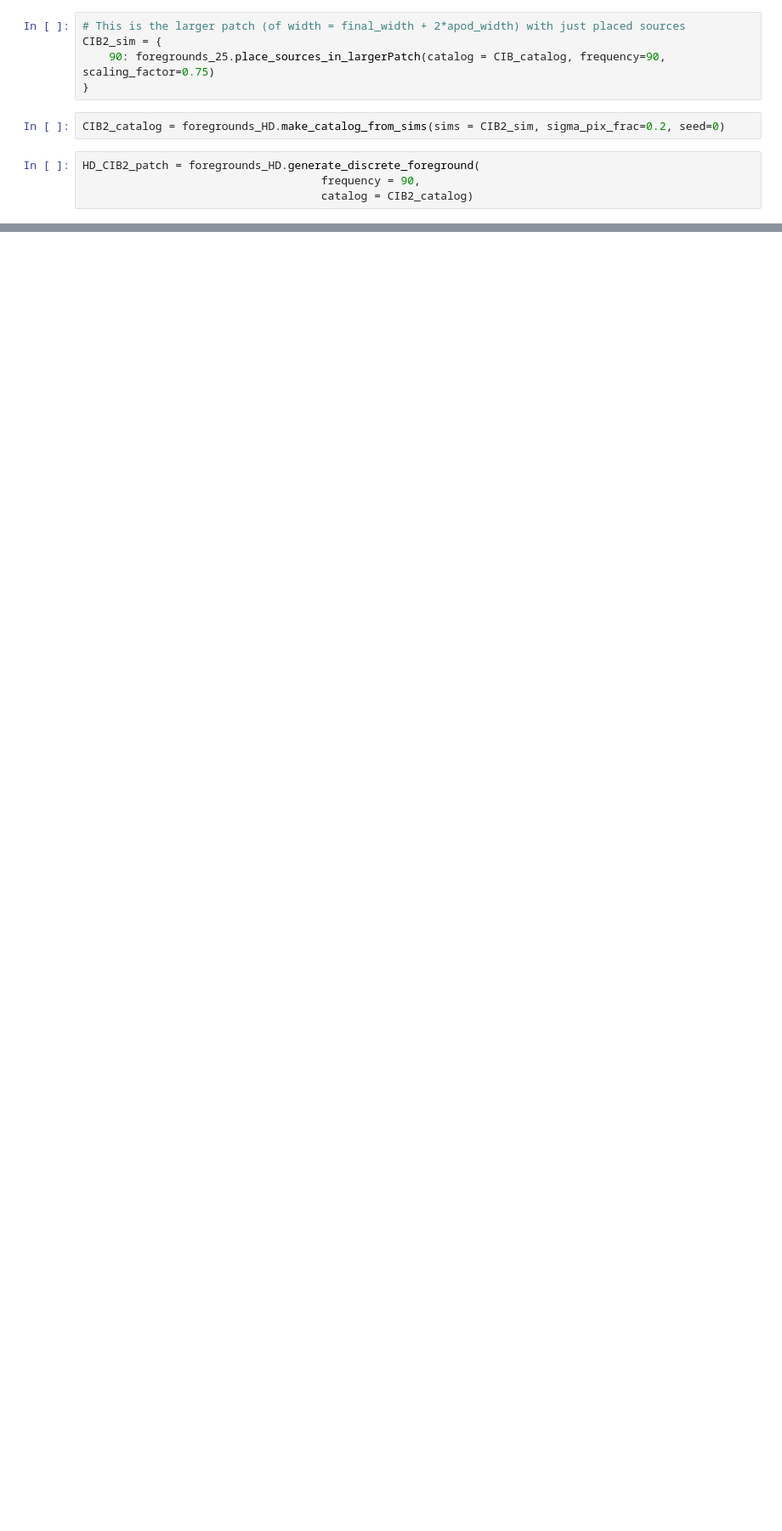
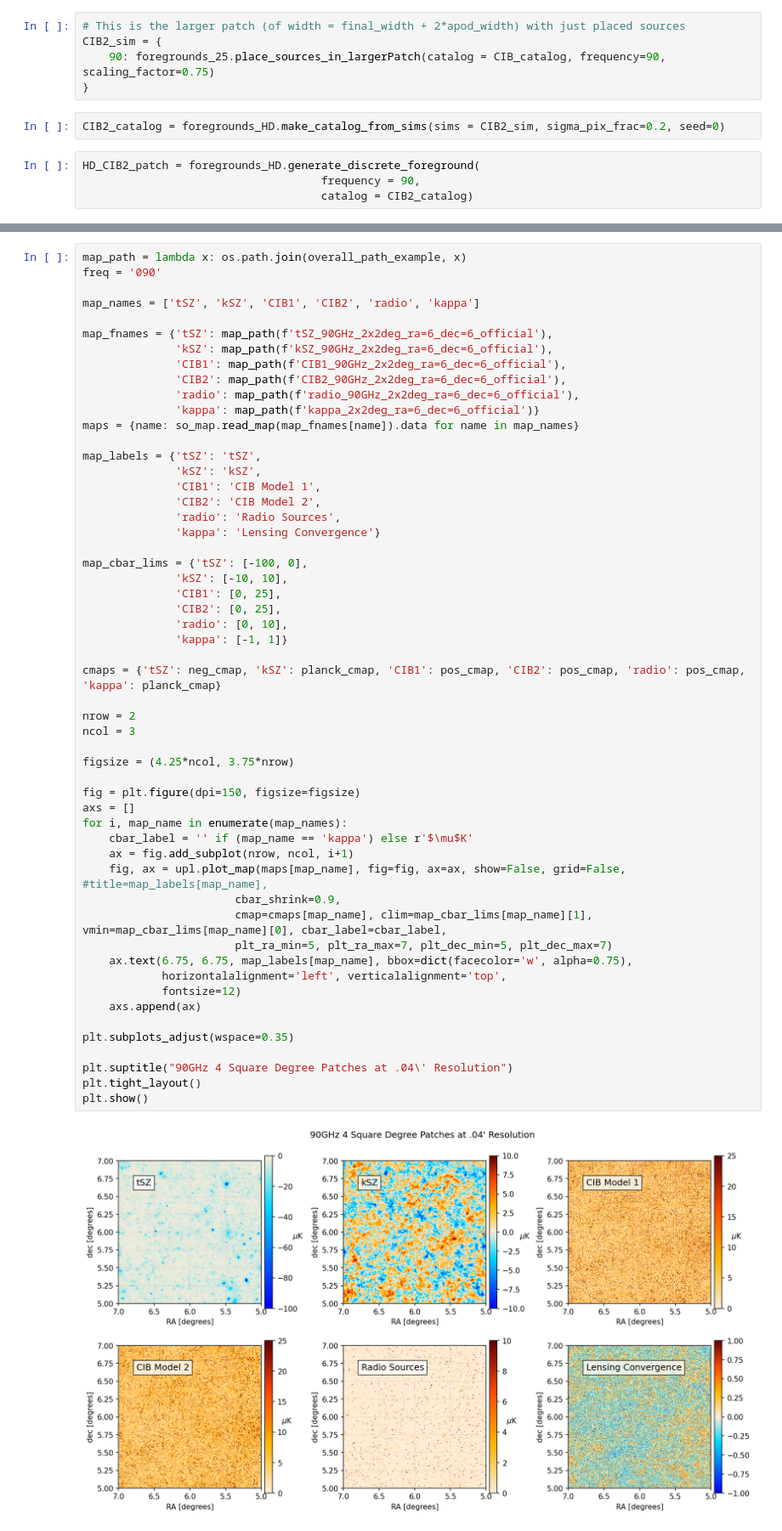
Before and after one commit to CMB-HD/hdsims, a Jupyter notebook: example.ipynb, the cells around one changed output, grey strips where cells are left out. Shown at 85% size. Saved outputs shown, nothing was run; the diff lists cells and outputs as text; blank space fills up the shorter version.

```diff
--- a/example.ipynb
+++ b/example.ipynb
@@ -419,0 +350,56 @@ HD_CIB2_patch.write_map(f"{overall_path_example}CIB2_90Ghz_2x2deg_ra=6_dec=6")
+# %%
+map_path = lambda x: os.path.join(overall_path_example, x)
+freq = '090'
+
+map_names = ['tSZ', 'kSZ', 'CIB1', 'CIB2', 'radio', 'kappa']
+
+map_fnames = {'tSZ': map_path(f'tSZ_90GHz_2x2deg_ra=6_dec=6_official'),
+              'kSZ': map_path(f'kSZ_90GHz_2x2deg_ra=6_dec=6_official'),
+              'CIB1': map_path(f'CIB1_90GHz_2x2deg_ra=6_dec=6_official'),
+              'CIB2': map_path(f'CIB2_90GHz_2x2deg_ra=6_dec=6_official'),
+              'radio': map_path(f'radio_90GHz_2x2deg_ra=6_dec=6_official'),
+              'kappa': map_path(f'kappa_2x2deg_ra=6_dec=6_official')}
+maps = {name: so_map.read_map(map_fnames[name]).data for name in map_names}
+
+map_labels = {'tSZ': 'tSZ',
+              'kSZ': 'kSZ',
+              'CIB1': 'CIB Model 1',
+              'CIB2': 'CIB Model 2',
+              'radio': 'Radio Sources',
+              'kappa': 'Lensing Convergence'}
+
+map_cbar_lims = {'tSZ': [-100, 0],
+              'kSZ': [-10, 10],
+              'CIB1': [0, 25],
+              'CIB2': [0, 25],
+              'radio': [0, 10],
+              'kappa': [-1, 1]}
+
+cmaps = {'tSZ': neg_cmap, 'kSZ': planck_cmap, 'CIB1': pos_cmap, 'CIB2': pos_cmap, 'radio': pos_cmap, 'kappa': planck_cmap}
+
+nrow = 2
+ncol = 3
+
+figsize = (4.25*ncol, 3.75*nrow)
+
+fig = plt.figure(dpi=150, figsize=figsize)
+axs = []
+for i, map_name in enumerate(map_names):
+    cbar_label = '' if (map_name == 'kappa') else r'$\mu$K'
+    ax = fig.add_subplot(nrow, ncol, i+1)
+    fig, ax = upl.plot_map(maps[map_name], fig=fig, ax=ax, show=False, grid=False, #title=map_labels[map_name],
+                       cbar_shrink=0.9,
+                       cmap=cmaps[map_name], clim=map_cbar_lims[map_name][1], vmin=map_cbar_lims[map_name][0], cbar_label=cbar_label,
+                       plt_ra_min=5, plt_ra_max=7, plt_dec_min=5, plt_dec_max=7)
+    ax.text(6.75, 6.75, map_labels[map_name], bbox=dict(facecolor='w', alpha=0.75),
+            horizontalalignment='left', verticalalignment='top',
+            fontsize=12)
+    axs.append(ax)
+
+plt.subplots_adjust(wspace=0.35)
+
+plt.suptitle("90GHz 4 Square Degree Patches at .04\' Resolution")
+plt.tight_layout()
+plt.show()
+# %% [output]
+[figure, added]
```
Also changed, not shown: parts of 27 cells of this notebook, 8 other files.
